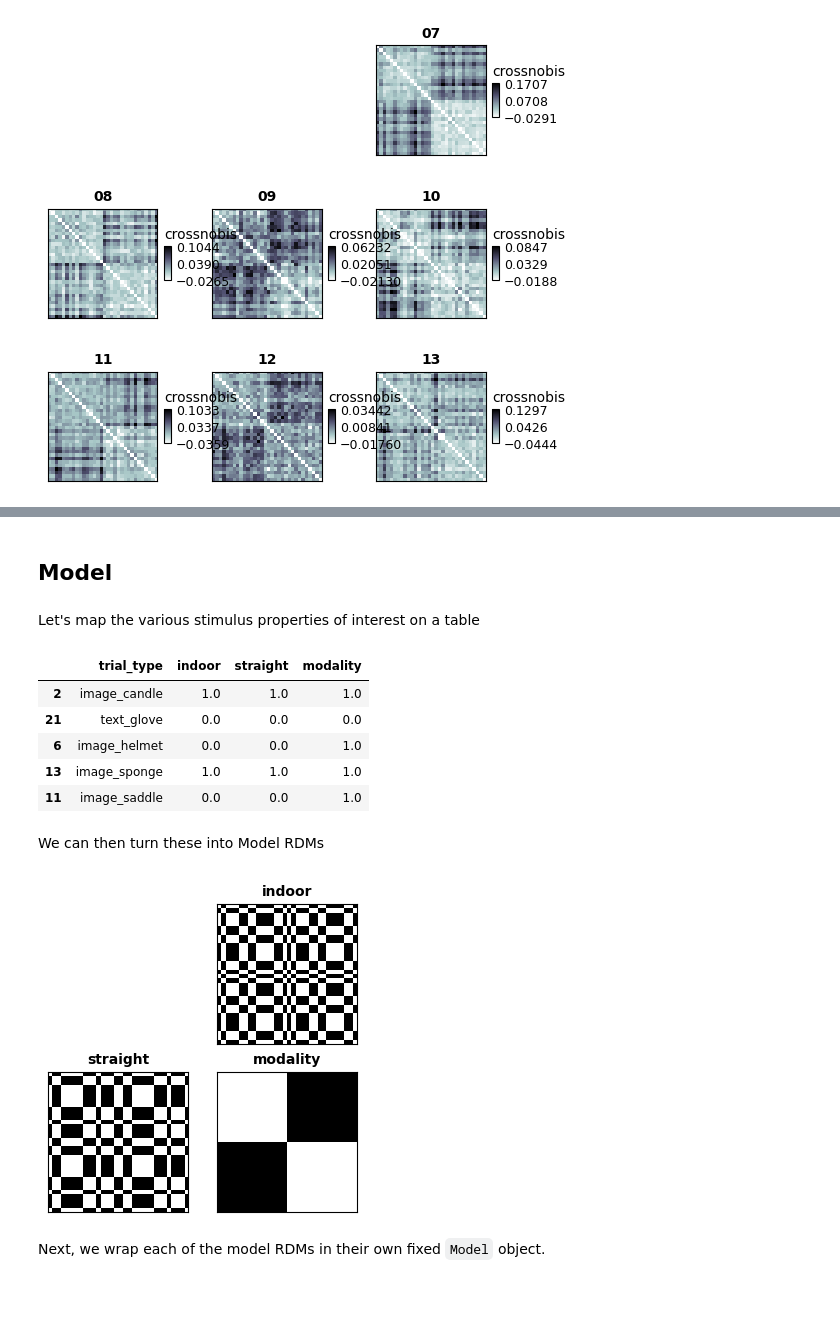
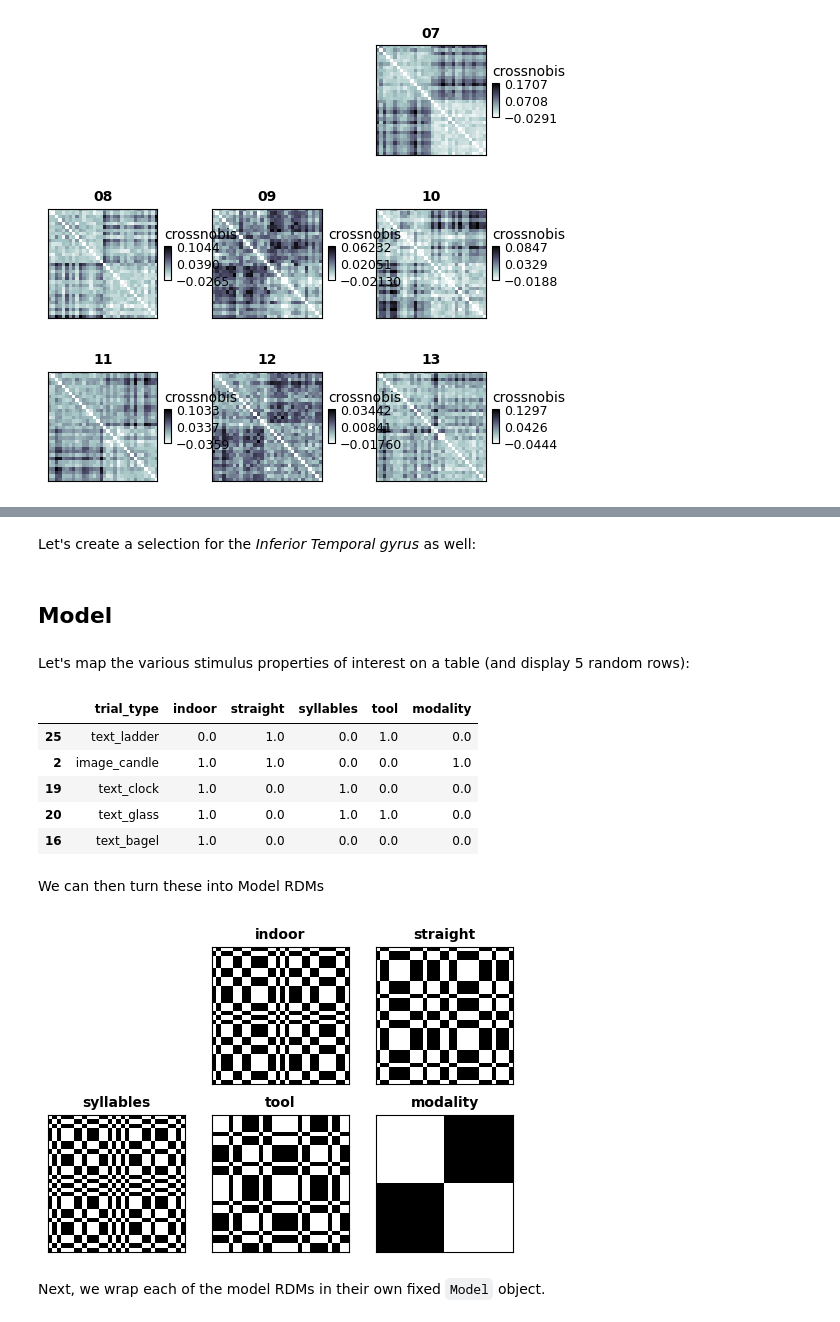
Before and after one commit to rsagroup/rsatoolbox, a Jupyter notebook: demos/demo_fmri_patterns.ipynb, the cells around one changed output, grey strips where cells are left out. Saved outputs shown, nothing was run; the diff lists cells and outputs as text; code cells hidden in the pictures; blank space fills up the shorter version.

```diff
--- a/demos/demo_fmri_patterns.ipynb
+++ b/demos/demo_fmri_patterns.ipynb
@@ -115,0 +164,2 @@ plt.show()
+# %% [markdown]
+Let's create a selection for the *Inferior Temporal gyrus* as well:
@@ -116,39 +169,42 @@ plt.show()
 # %% [markdown]
 ## Model
 # %% [markdown]
-Let's map the various stimulus properties of interest on a table
+Let's map the various stimulus properties of interest on a table (and display 5 random rows):
 # %%
 INDOOR = ['bagel', 'candle', 'clock', 'glass', 'kettle', 'knife', 'sponge', 'table']
 STRAIGHT = ['candle', 'knife', 'sponge', 'table', 'spade', 'ladder', 'brick', 'pedal']
+MONOSYL = ['knife', 'clock', 'spade', 'wheel', 'glass', 'sponge', 'glove', 'brick']
+TOOL = ['knife', 'sponge', 'spade', 'pedal', 'kettle', 'ladder', 'glass']
 df = pandas.DataFrame([dict(
     trial_type=c,
     indoor=float(c.split('_')[1] in INDOOR),
     straight=float(c.split('_')[1] in STRAIGHT),
-    modality=float('image_' in c)
+    syllables=float(c.split('_')[1] in MONOSYL),
+    tool=float(c.split('_')[1] in TOOL),
+    modality=float('image_' in c),
 ) for c in conditions])
 df.sample(5)
 # %% [output]
-|  | trial_type | indoor | straight | modality |
-| 2 | image_candle | 1.0 | 1.0 | 1.0 |
-| 21 | text_glove | 0.0 | 0.0 | 0.0 |
-| 6 | image_helmet | 0.0 | 0.0 | 1.0 |
-| 13 | image_sponge | 1.0 | 1.0 | 1.0 |
-| 11 | image_saddle | 0.0 | 0.0 | 1.0 |
+|  | trial_type | indoor | straight | syllables | tool | modality |
+| 25 | text_ladder | 0.0 | 1.0 | 0.0 | 1.0 | 0.0 |
+| 2 | image_candle | 1.0 | 1.0 | 0.0 | 0.0 | 1.0 |
+| 19 | text_clock | 1.0 | 0.0 | 1.0 | 0.0 | 0.0 |
+| 20 | text_glass | 1.0 | 0.0 | 1.0 | 1.0 | 0.0 |
+| 16 | text_bagel | 1.0 | 0.0 | 0.0 | 0.0 | 0.0 |
 # %% [markdown]
 We can then turn these into Model RDMs
 # %%
 model_dataset = Dataset.from_df(df)
-model_dataset.channel_descriptors
 model_rdms = calc_rdm(
     [model_dataset.split_channel('name')],
     method='euclidean',
     descriptor='trial_type'
 )
 model_rdms.rdm_descriptors['name'] = model_dataset.channel_descriptors['name']
 fig, _, _ = show_rdm(model_rdms, rdm_descriptor='name')
 plt.show()
 # %% [output]
-[figure, old version]
+[figure, new version]
 # %% [markdown]
 Next, we wrap each of the model RDMs in their own fixed `Model` object.
 # %%
```
Also changed, not shown: parts of 29 cells of this notebook.
